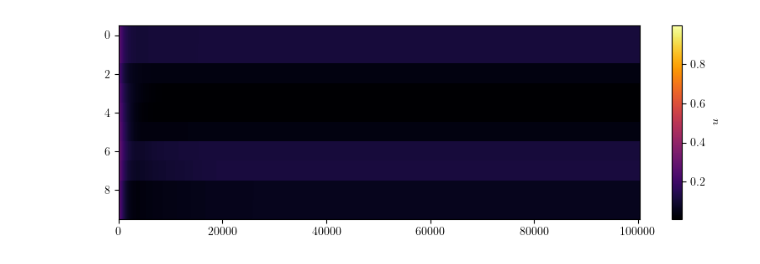
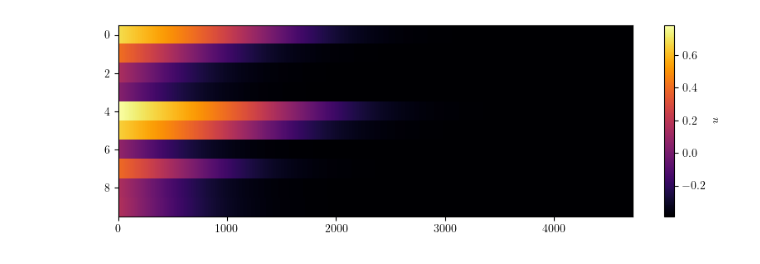
Before and after one commit to akshaysanjeevk/FHN-Relaxed-Oscillators, a Jupyter notebook: reboot/test.ipynb, the cells around one changed output. Cells and saved outputs as stored; diff of their text form; code cells hidden in the pictures.

```diff
--- a/reboot/test.ipynb
+++ b/reboot/test.ipynb
@@ -20,28 +20,15 @@ def FHNString(prm):
         dvdt = np.hstack(([dvdt0], dvdti, [dvdtn]))
         return np.concatenate([dudt,dvdt])
 
-    t_vec = np.linspace(0, prm['tmax'], prm['tn'])
 
-    sol = spyint.solve_ivp(core, (t_vec[0], t_vec[-1]), prm['y0'], method='RK45')
+    sol = spyint.solve_ivp(core, (0,prm['tmax']), prm['y0'], method='RK45')
     return sol.y, sol.t
 
+def solve_plot(prm):
+    ysol, t = FHNString(prm)
 
-prm = {
-    'N' : 10,
-    'a' : .139,
-    'e' : .1e3,
-    'k' : .6,
-    'b' : .8e-1,
-    'D' : .4e3,
-    'tmax' : 10,
-    'tn' : 10,
-    'y0': np.random.uniform(0,1,20),
-    # 'y0' : np.zeros(20)
-}
-
-ysol, t = FHNString(prm)
-
-plt.figure(figsize=(10, 3))
-plt.imshow(ysol[:prm['N']], cmap='inferno', aspect='auto', interpolation='nearest')
-cbar = plt.colorbar()
-cbar.set_label('$u$')
+    plt.figure(figsize=(10, 3))
+    plt.imshow(ysol[:prm['N']], cmap='inferno', aspect='auto', interpolation='nearest')
+    cbar = plt.colorbar()
+    cbar.set_label('$u$')
+    # plt.title(str(prm))
@@ -50,8 +35,17 @@ cbar.set_label('$u$')
-# %%
-
-plt.figure(figsize=(10, 3))
-plt.imshow(ysol[prm['N']:], cmap='inferno', aspect='auto', interpolation='nearest')
-cbar = plt.colorbar()
-cbar.set_label('$u$')
-# %% [output]
-[figure, removed]
+# %%
+APS = {
+    'N' : 10,
+    'a' : .139,
+    'e' : .1e-3,
+    'k' : .6,
+    'b' : .8e-1,
+    'D' : .4e3,
+    'tmax' : 10,
+    # 'tn' : 10,
+    'y0': np.random.uniform(0,1,20),
+    # 'y0' : np.zeros(20)
+}
+
+solve_plot(APS)
+# %% [output]
+[figure, added]
```
Also changed, not shown: parts of 4 cells of this notebook, 1 other file.
